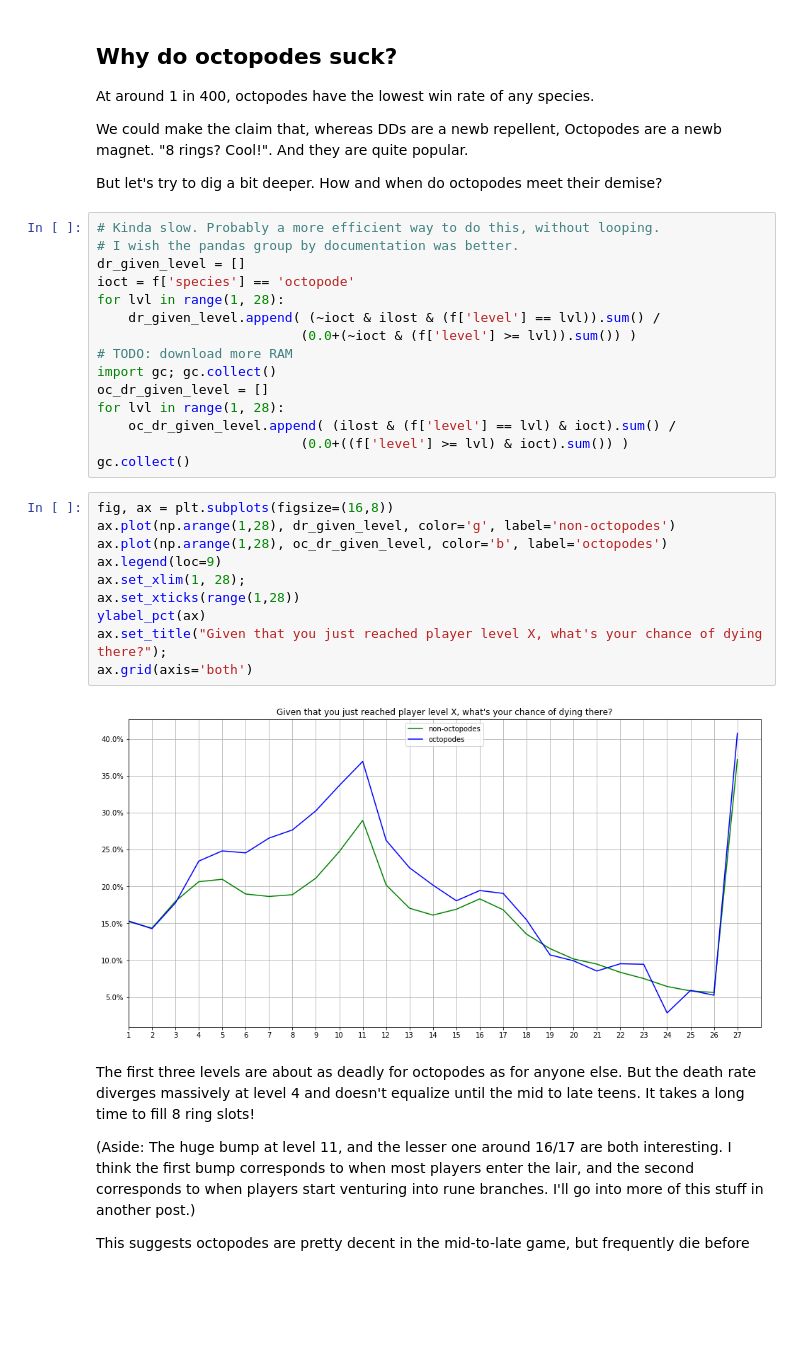
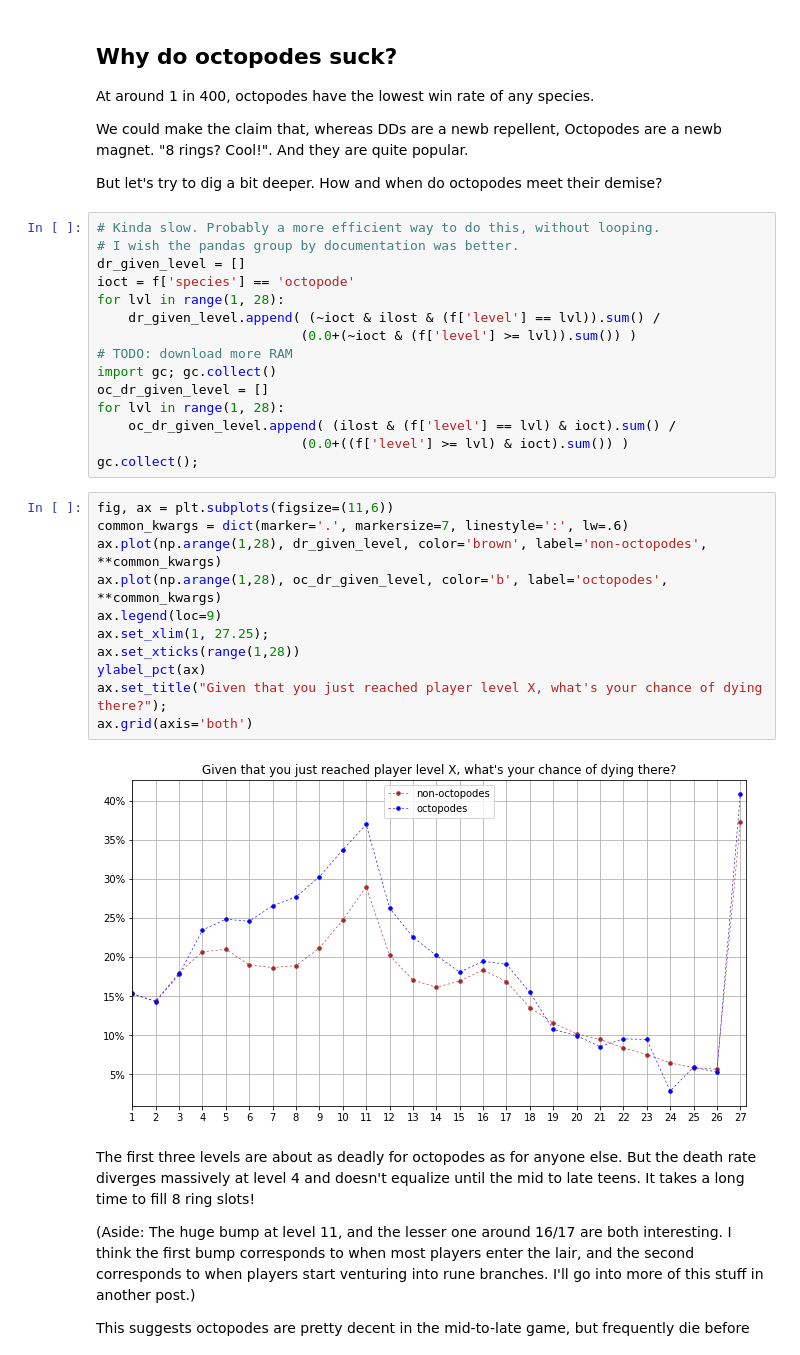
Before and after one commit to colinmorris/crawl-coroner, a Jupyter notebook: species.ipynb, the cells around one changed output. Cells and saved outputs as stored; diff of their text form; blank space fills up the shorter version.

```diff
--- a/species.ipynb
+++ b/species.ipynb
@@ -193,19 +193,20 @@ oc_dr_given_level = []
 for lvl in range(1, 28):
     oc_dr_given_level.append( (ilost & (f['level'] == lvl) & ioct).sum() /
                           (0.0+((f['level'] >= lvl) & ioct).sum()) )
-gc.collect()
+gc.collect();
 # %%
-fig, ax = plt.subplots(figsize=(16,8))
-ax.plot(np.arange(1,28), dr_given_level, color='g', label='non-octopodes')
-ax.plot(np.arange(1,28), oc_dr_given_level, color='b', label='octopodes')
+fig, ax = plt.subplots(figsize=(11,6))
+common_kwargs = dict(marker='.', markersize=7, linestyle=':', lw=.6)
+ax.plot(np.arange(1,28), dr_given_level, color='brown', label='non-octopodes', **common_kwargs)
+ax.plot(np.arange(1,28), oc_dr_given_level, color='b', label='octopodes', **common_kwargs)
 ax.legend(loc=9)
-ax.set_xlim(1, 28);
+ax.set_xlim(1, 27.25);
 ax.set_xticks(range(1,28))
 ylabel_pct(ax)
 ax.set_title("Given that you just reached player level X, what's your chance of dying there?");
 ax.grid(axis='both')
 # %% [output]
-[figure, old version]
+[figure, new version]
 # %% [markdown]
 The first three levels are about as deadly for octopodes as for anyone else. But the death rate diverges massively at level 4 and doesn't equalize until the mid to late teens. It takes a long time to fill 8 ring slots!
 
```
Also changed, not shown: parts of 18 cells of this notebook, 2 other files.
